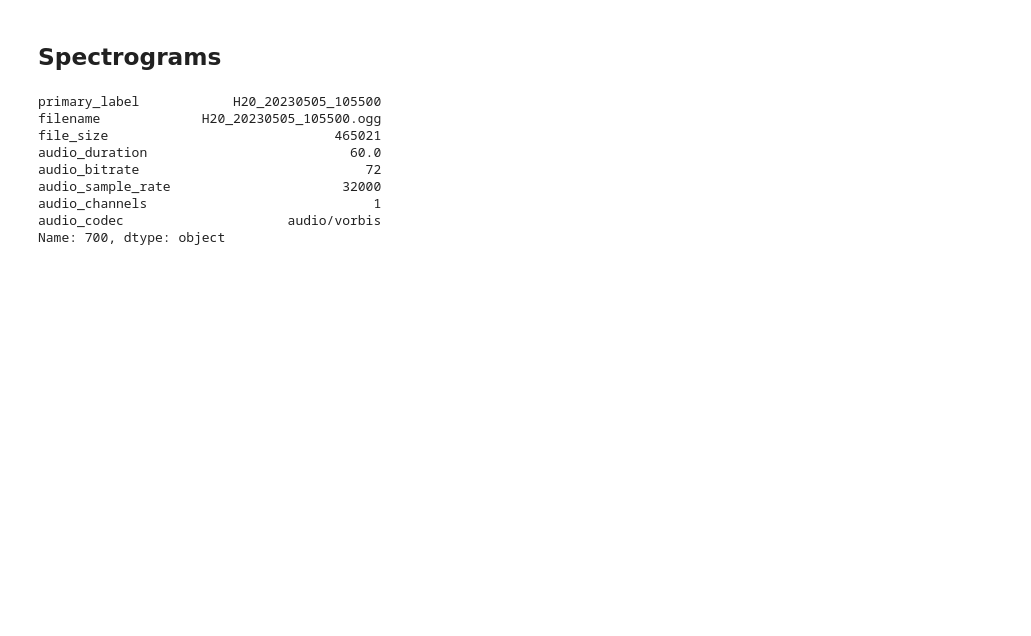
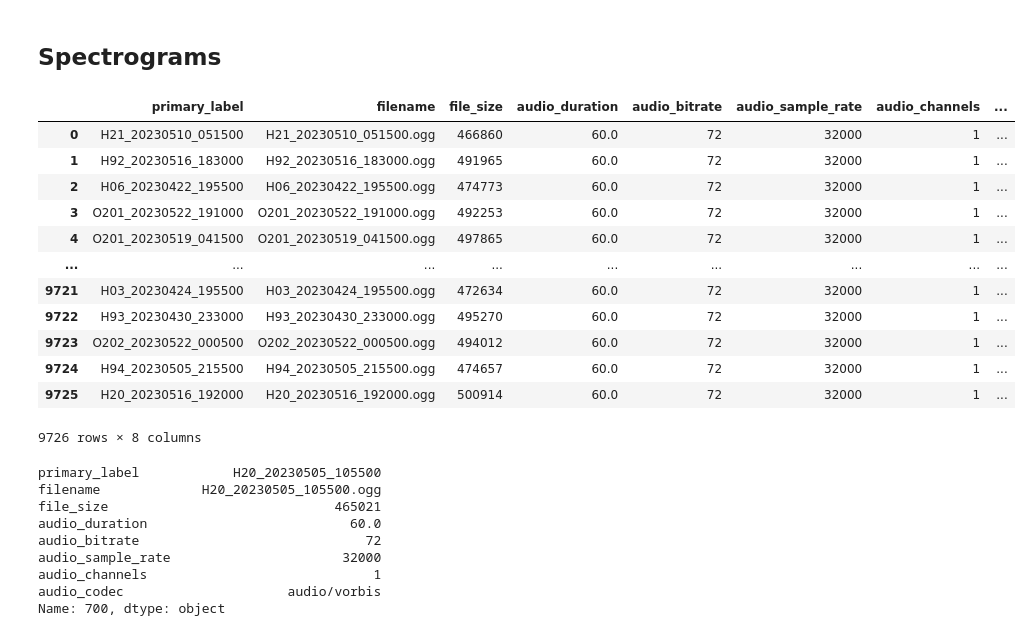
Before and after one commit to quercia-dev/birdclef2025, a Jupyter notebook: 01_Exploratory.ipynb, the cells around one changed output. Saved outputs shown, nothing was run; the diff lists cells and outputs as text; code cells hidden in the pictures; blank space fills up the shorter version.

```diff
--- a/01_Exploratory.ipynb
+++ b/01_Exploratory.ipynb
@@ -420,32 +420,48 @@ audio_codec has unique values: ['audio/vorbis']
 # %%
 def spectrogram(dataset: Dataset, index: int, clusters: Optional[pd.Series] = None, cmap='tab10'):
     waveform, label = dataset[index]
     spec = waveform.squeeze(0).log2().detach().numpy()  # Shape: (freq_bins, time_frames)
 
     fig, ax = plt.subplots(figsize=(10, 4))
     im = ax.imshow(spec, aspect='auto', origin='lower')
     plt.title(f"Spectrogram {dataset.classes[label]} (Index: {index})")
     plt.colorbar(im, ax=ax)
 
     # Optional: overlay color bands based on clustering
     if clusters is not None:
         if not isinstance(clusters, pd.Series):
             raise ValueError("clusters must be a pandas Series")
 
         x_len = spec.shape[1]
         cluster_labels = clusters.reindex(range(x_len), method='nearest')
         cluster_labels = cluster_labels.bfill().ffill().astype(int)
 
         unique_clusters = sorted(cluster_labels.unique())
         colors = plt.get_cmap(cmap)(np.linspace(0, 1, len(unique_clusters)))
         color_map = dict(zip(unique_clusters, colors))
 
         for x in range(x_len):
             cluster_id = cluster_labels.iloc[x]
             ax.axvspan(x - 0.5, x + 0.5, ymin=0, ymax=0.1, color=color_map[cluster_id], linewidth=0)
 
     plt.tight_layout()
     plt.show()
+
+scape.data
+# %% [output]
+|  | primary_label | filename | file_size | audio_duration | audio_bitrate | audio_sample_rate | audio_channels | ... |
+| 0 | H21_20230510_051500 | H21_20230510_051500.ogg | 466860 | 60.0 | 72 | 32000 | 1 | ... |
+| 1 | H92_20230516_183000 | H92_20230516_183000.ogg | 491965 | 60.0 | 72 | 32000 | 1 | ... |
+| 2 | H06_20230422_195500 | H06_20230422_195500.ogg | 474773 | 60.0 | 72 | 32000 | 1 | ... |
+| 3 | O201_20230522_191000 | O201_20230522_191000.ogg | 492253 | 60.0 | 72 | 32000 | 1 | ... |
+| 4 | O201_20230519_041500 | O201_20230519_041500.ogg | 497865 | 60.0 | 72 | 32000 | 1 | ... |
+| ... | ... | ... | ... | ... | ... | ... | ... | ... |
+| 9721 | H03_20230424_195500 | H03_20230424_195500.ogg | 472634 | 60.0 | 72 | 32000 | 1 | ... |
+| 9722 | H93_20230430_233000 | H93_20230430_233000.ogg | 495270 | 60.0 | 72 | 32000 | 1 | ... |
+| 9723 | O202_20230522_000500 | O202_20230522_000500.ogg | 494012 | 60.0 | 72 | 32000 | 1 | ... |
+| 9724 | H94_20230505_215500 | H94_20230505_215500.ogg | 474657 | 60.0 | 72 | 32000 | 1 | ... |
+| 9725 | H20_20230516_192000 | H20_20230516_192000.ogg | 500914 | 60.0 | 72 | 32000 | 1 | ... |
+9726 rows × 8 columns
 # %%
 scape.data.iloc[700]
 # %% [output]
```
Also changed, not shown: parts of 1 cell of this notebook, 1 other file.
